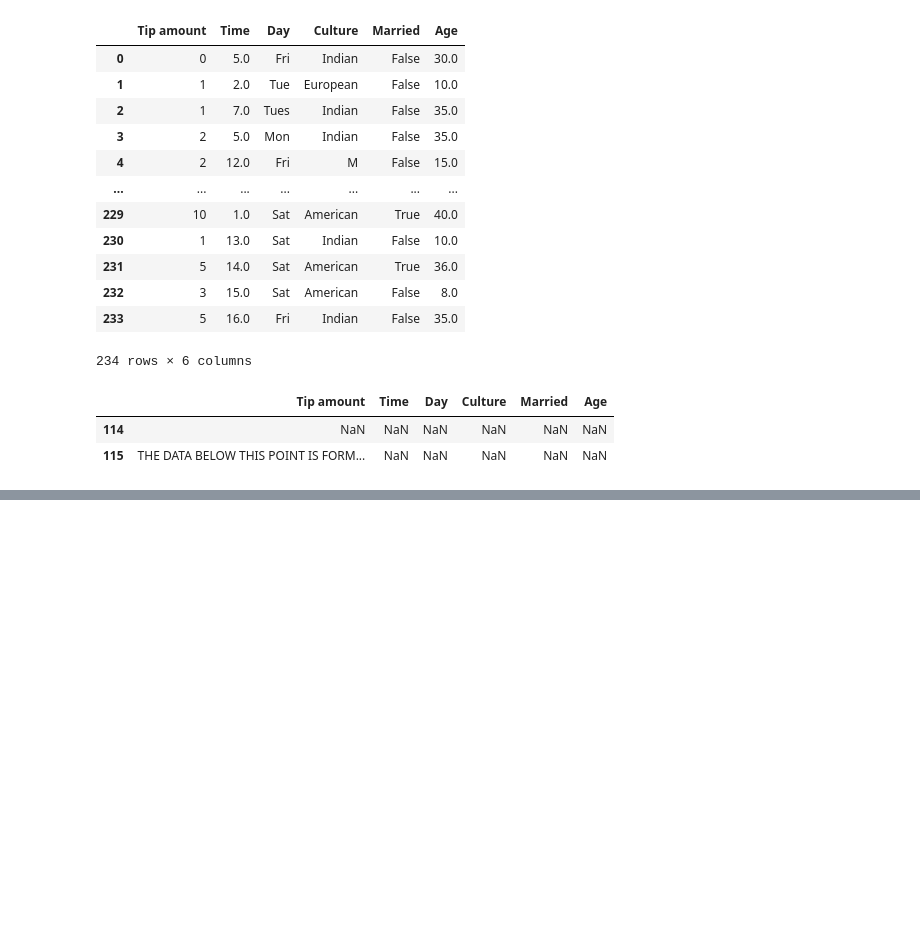
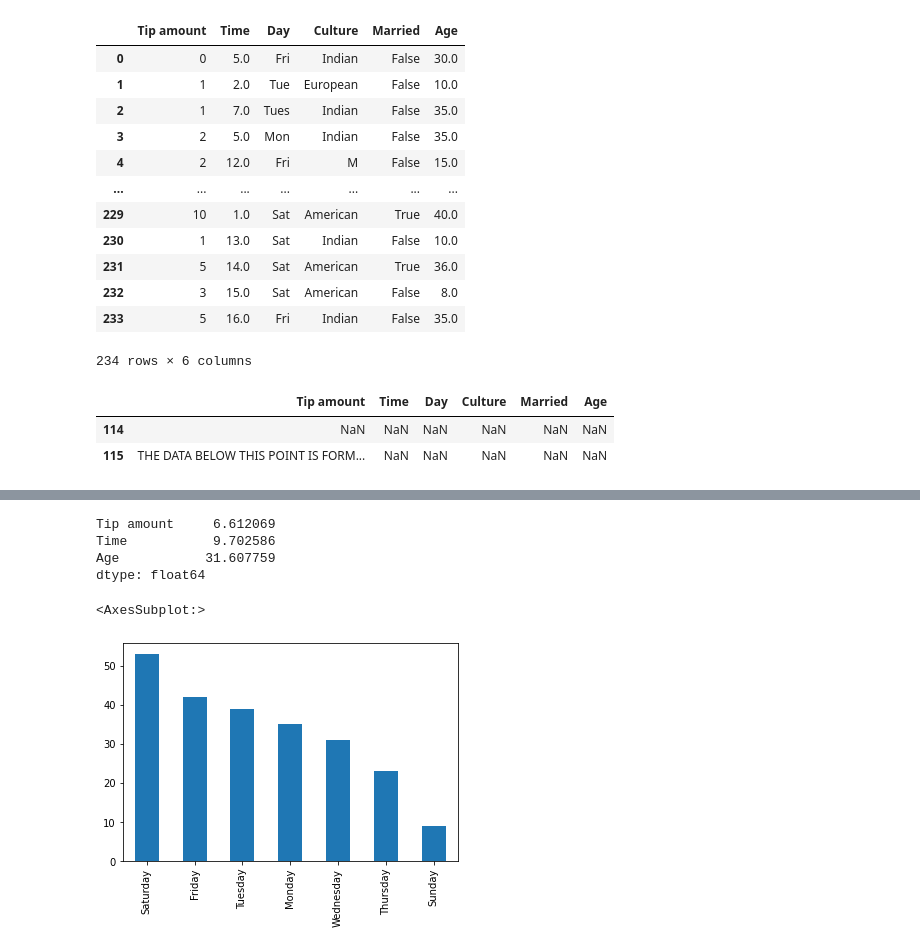
Before and after one commit to HolmQ84/DataScience-JupyterProjects, a Jupyter notebook: Assignment 2 - Haircut Tip Amounts.ipynb, the cells around one changed output, grey strips where cells are left out. Cells and saved outputs as stored; diff of their text form; code cells hidden in the pictures; blank space fills up the shorter version.

```diff
--- a/Assignment 2 - Haircut Tip Amounts.ipynb
+++ b/Assignment 2 - Haircut Tip Amounts.ipynb
@@ -158,0 +165,3 @@ tipAmounts.groupby('Day').mean()
+# %%
+# Convert tip amount from object type to float.
+tipAmounts['Tip amount'] = tipAmounts['Tip amount'].astype(float)
@@ -158,0 +185,14 @@ tipAmounts.groupby('Day').mean()
+# %%
+# See the average scores from numeric columns.
+tipAmounts.mean()
+# %% [output]
+Tip amount     6.612069
+Time           9.702586
+Age           31.607759
+dtype: float64
+# %%
+# Check which weekday has the most costumers.
+tipAmounts['Day'].value_counts().plot(kind='bar')
+# %% [output]
+<AxesSubplot:>
+[figure, added]
```
Also changed, not shown: parts of 8 cells of this notebook, 2 other files.
